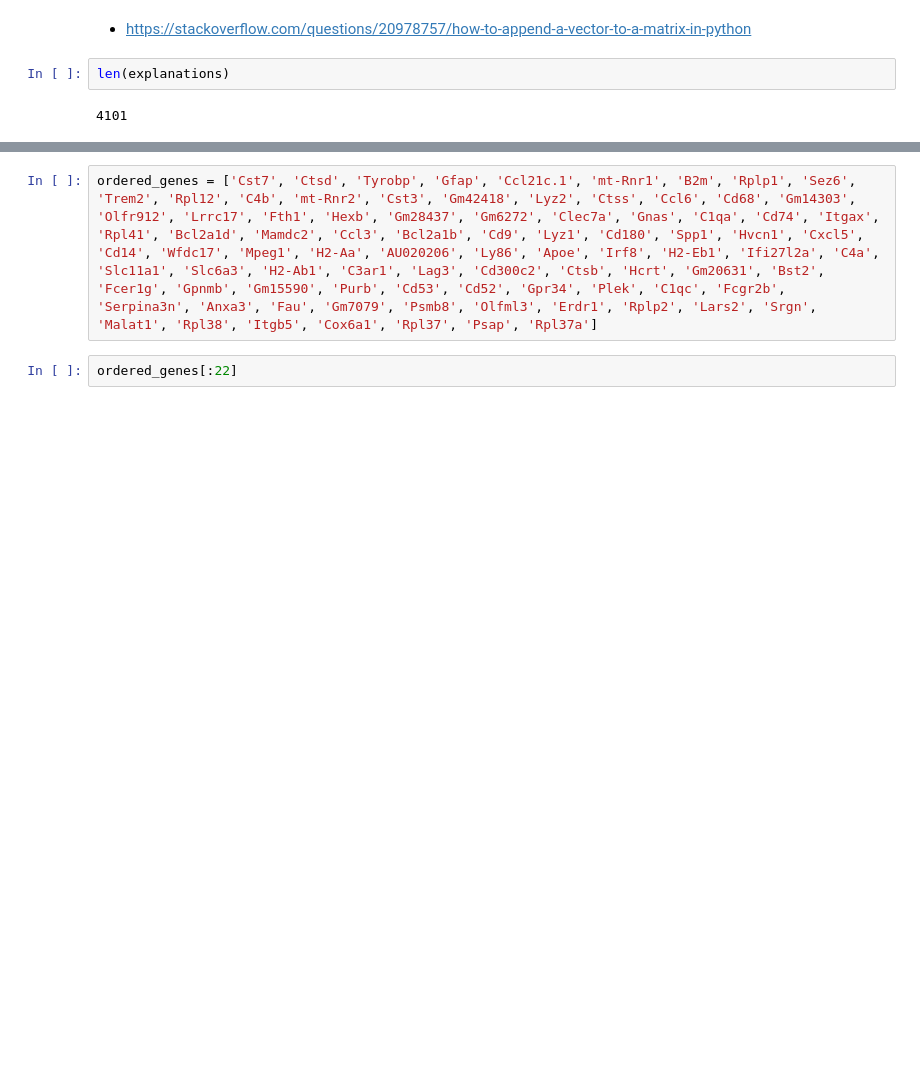
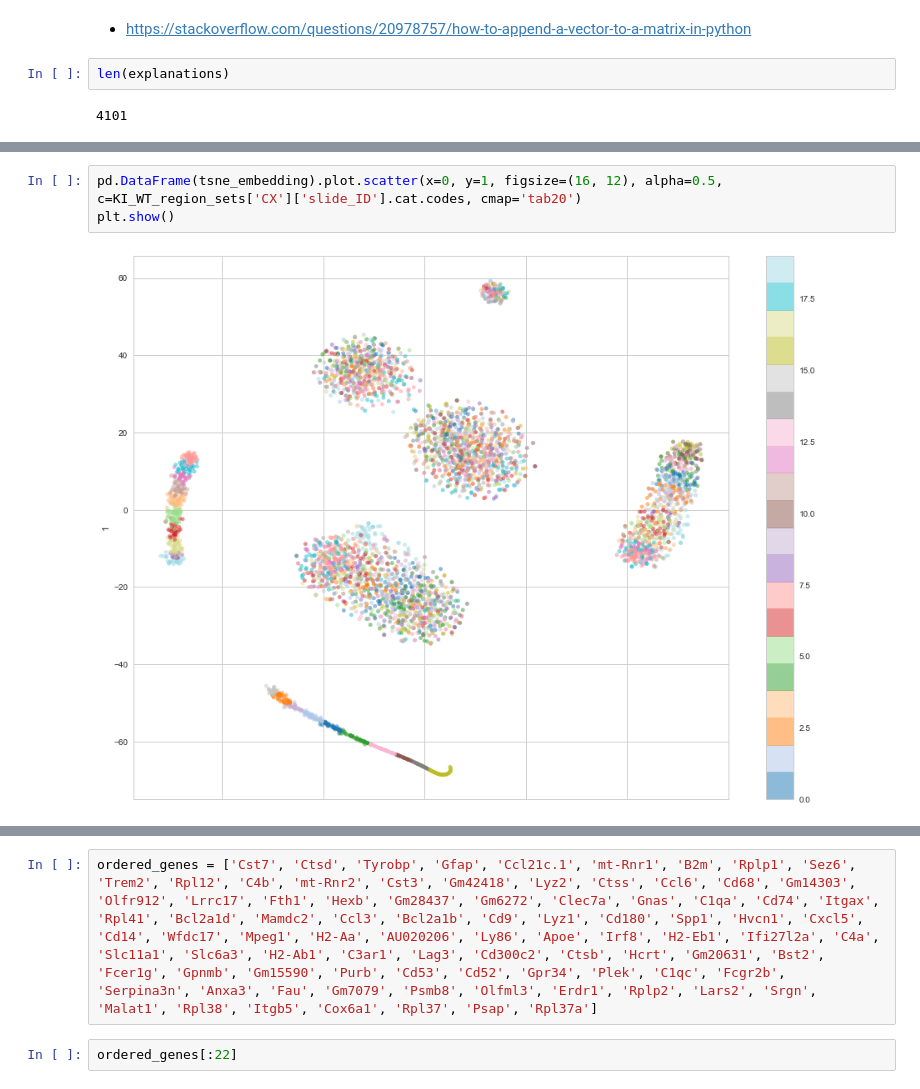
Before and after one commit to tmoerman/alois, a Jupyter notebook: notebooks/03_ashley_21_mar_2018/08_log_AB_analysis.ipynb, the cells around one changed output, grey strips where cells are left out. Cells and saved outputs as stored; diff of their text form; blank space fills up the shorter version.

```diff
--- a/notebooks/03_ashley_21_mar_2018/08_log_AB_analysis.ipynb
+++ b/notebooks/03_ashley_21_mar_2018/08_log_AB_analysis.ipynb
@@ -533,0 +415,5 @@ plt.show()
+# %%
+pd.DataFrame(tsne_embedding).plot.scatter(x=0, y=1, figsize=(16, 12), alpha=0.5, c=KI_WT_region_sets['CX']['slide_ID'].cat.codes, cmap='tab20')
+plt.show()
+# %% [output]
+[figure, added]
```
Also changed, not shown: parts of 47 cells of this notebook, 9 other files.
